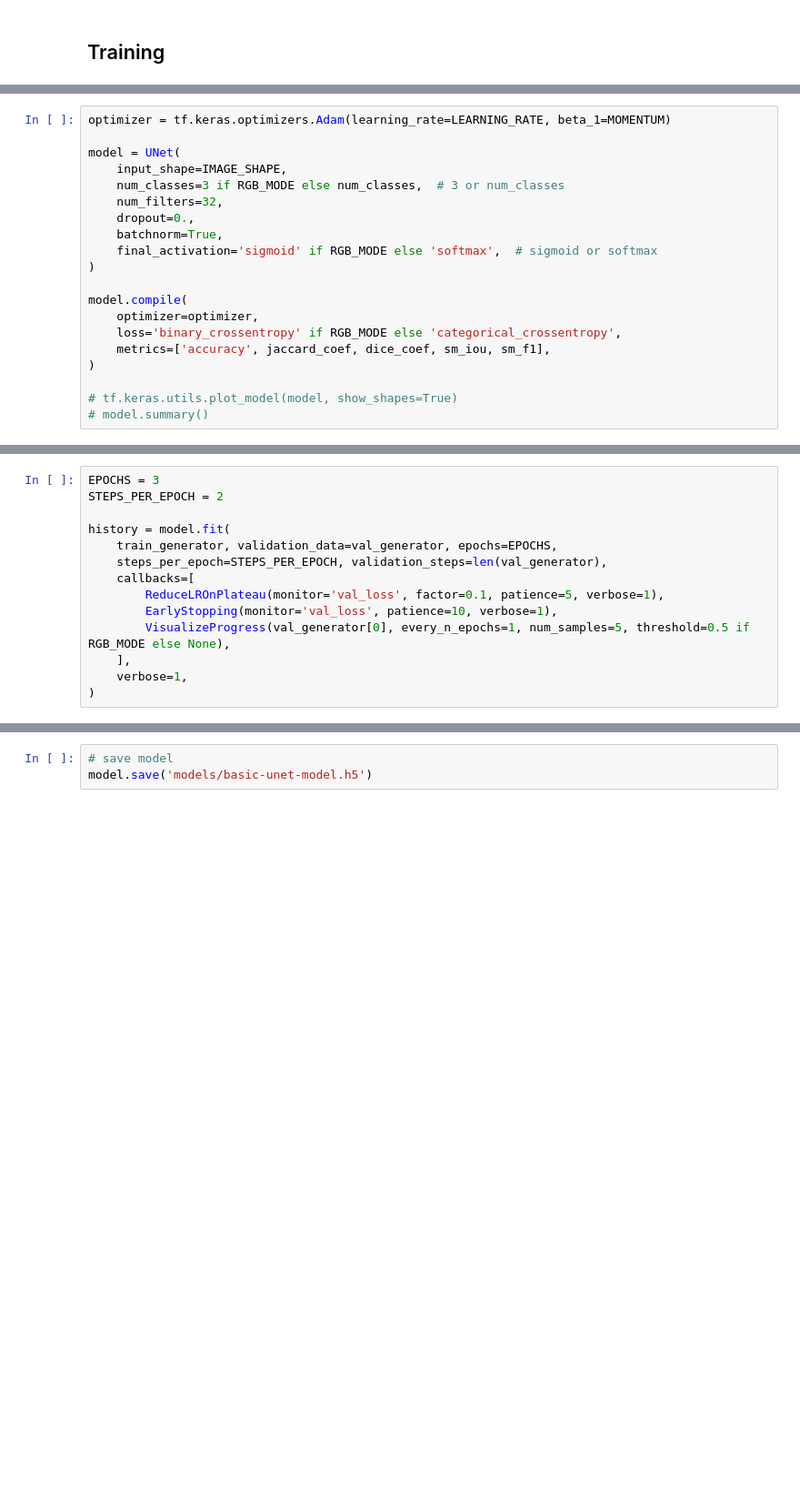
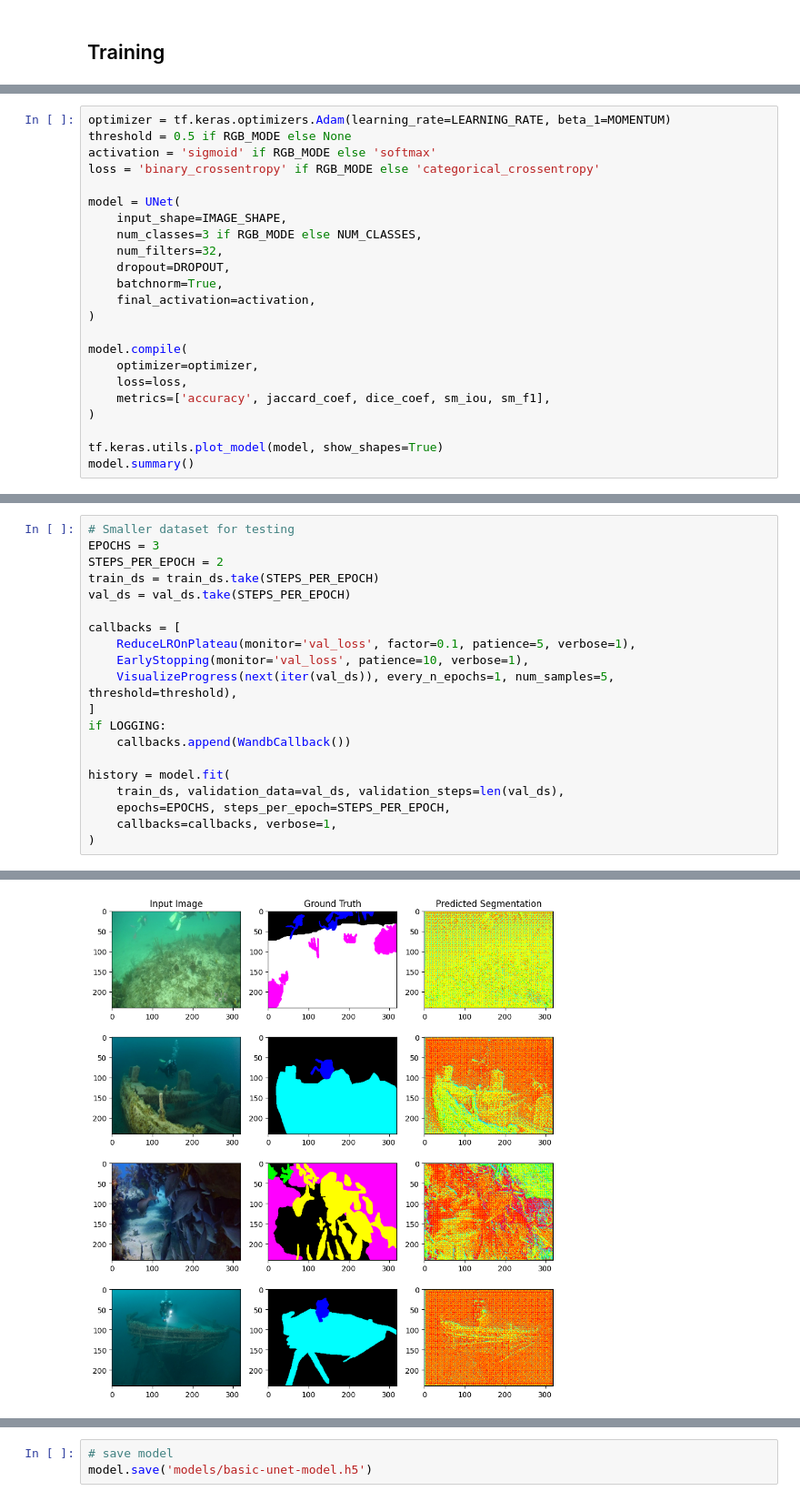
Before and after one commit to AkosKappel/ComputerVision, a Jupyter notebook: assignment-4/main.ipynb, the cells around one changed output, grey strips where cells are left out. Shown at 91% size. Saved outputs shown, nothing was run; the diff lists cells and outputs as text; blank space fills up the shorter version.

```diff
--- a/assignment-4/main.ipynb
+++ b/assignment-4/main.ipynb
@@ -106,21 +447,24 @@ sm_iou = sm.metrics.IOUScore(threshold=0.5)
 sm_f1 = sm.metrics.FScore(threshold=0.5)
 # %%
 optimizer = tf.keras.optimizers.Adam(learning_rate=LEARNING_RATE, beta_1=MOMENTUM)
+threshold = 0.5 if RGB_MODE else None
+activation = 'sigmoid' if RGB_MODE else 'softmax'
+loss = 'binary_crossentropy' if RGB_MODE else 'categorical_crossentropy'
 
 model = UNet(
     input_shape=IMAGE_SHAPE,
-    num_classes=3 if RGB_MODE else num_classes,  # 3 or num_classes
+    num_classes=3 if RGB_MODE else NUM_CLASSES,
     num_filters=32,
-    dropout=0.,
+    dropout=DROPOUT,
     batchnorm=True,
-    final_activation='sigmoid' if RGB_MODE else 'softmax',  # sigmoid or softmax
+    final_activation=activation,
 )
 
 model.compile(
     optimizer=optimizer,
-    loss='binary_crossentropy' if RGB_MODE else 'categorical_crossentropy',
+    loss=loss,
     metrics=['accuracy', jaccard_coef, dice_coef, sm_iou, sm_f1],
 )
 
-# tf.keras.utils.plot_model(model, show_shapes=True)
-# model.summary()
+tf.keras.utils.plot_model(model, show_shapes=True)
+model.summary()
@@ -127,14 +489,21 @@ model.compile(
 # %%
+# Smaller dataset for testing
 EPOCHS = 3
 STEPS_PER_EPOCH = 2
+train_ds = train_ds.take(STEPS_PER_EPOCH)
+val_ds = val_ds.take(STEPS_PER_EPOCH)
+
+callbacks = [
+    ReduceLROnPlateau(monitor='val_loss', factor=0.1, patience=5, verbose=1),
+    EarlyStopping(monitor='val_loss', patience=10, verbose=1),
+    VisualizeProgress(next(iter(val_ds)), every_n_epochs=1, num_samples=5, threshold=threshold),
+]
+if LOGGING:
+    callbacks.append(WandbCallback())
 
 history = model.fit(
-    train_generator, validation_data=val_generator, epochs=EPOCHS,
-    steps_per_epoch=STEPS_PER_EPOCH, validation_steps=len(val_generator),
-    callbacks=[
-        ReduceLROnPlateau(monitor='val_loss', factor=0.1, patience=5, verbose=1),
-        EarlyStopping(monitor='val_loss', patience=10, verbose=1),
-        VisualizeProgress(val_generator[0], every_n_epochs=1, num_samples=5, threshold=0.5 if RGB_MODE else None),
-    ],
-    verbose=1,
+    train_ds, validation_data=val_ds, validation_steps=len(val_ds),
+    epochs=EPOCHS, steps_per_epoch=STEPS_PER_EPOCH,
+    callbacks=callbacks, verbose=1,
 )
+# %% [output]
@@ -140,0 +512 @@ history = model.fit(
+[figure, added]
```
Also changed, not shown: parts of 17 cells of this notebook, 2 other files.
